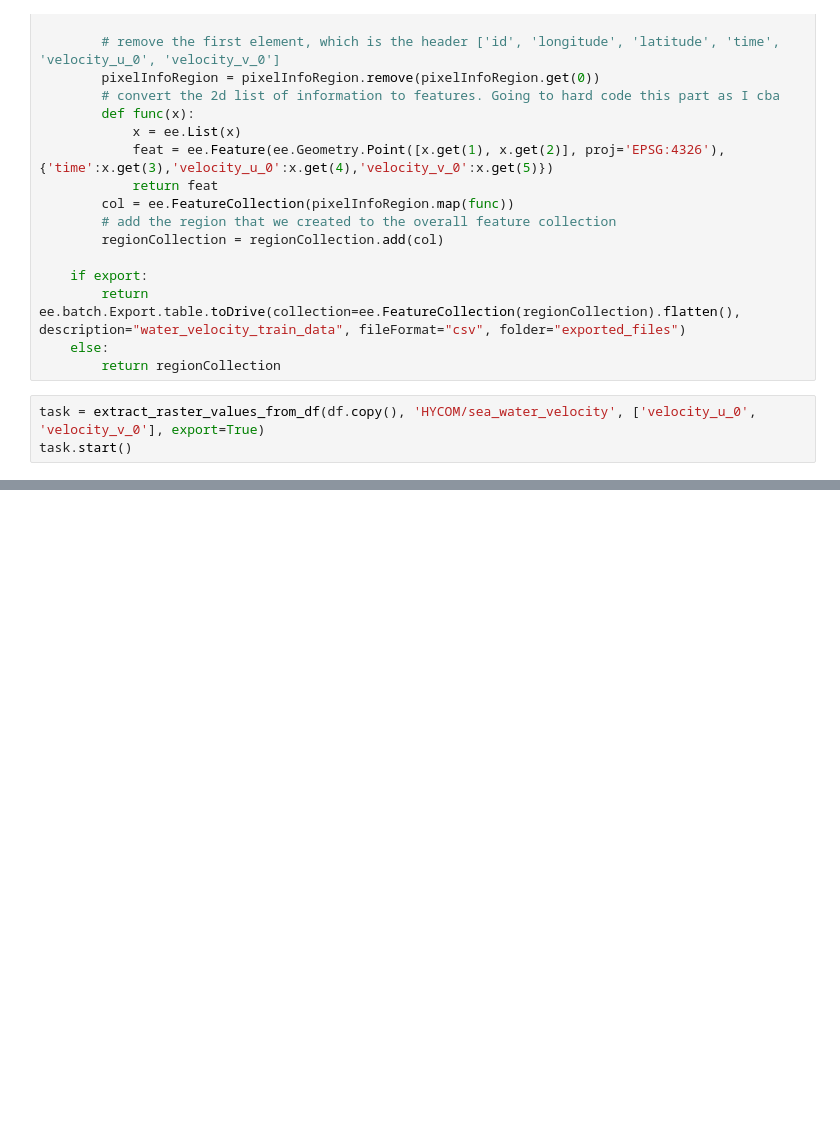
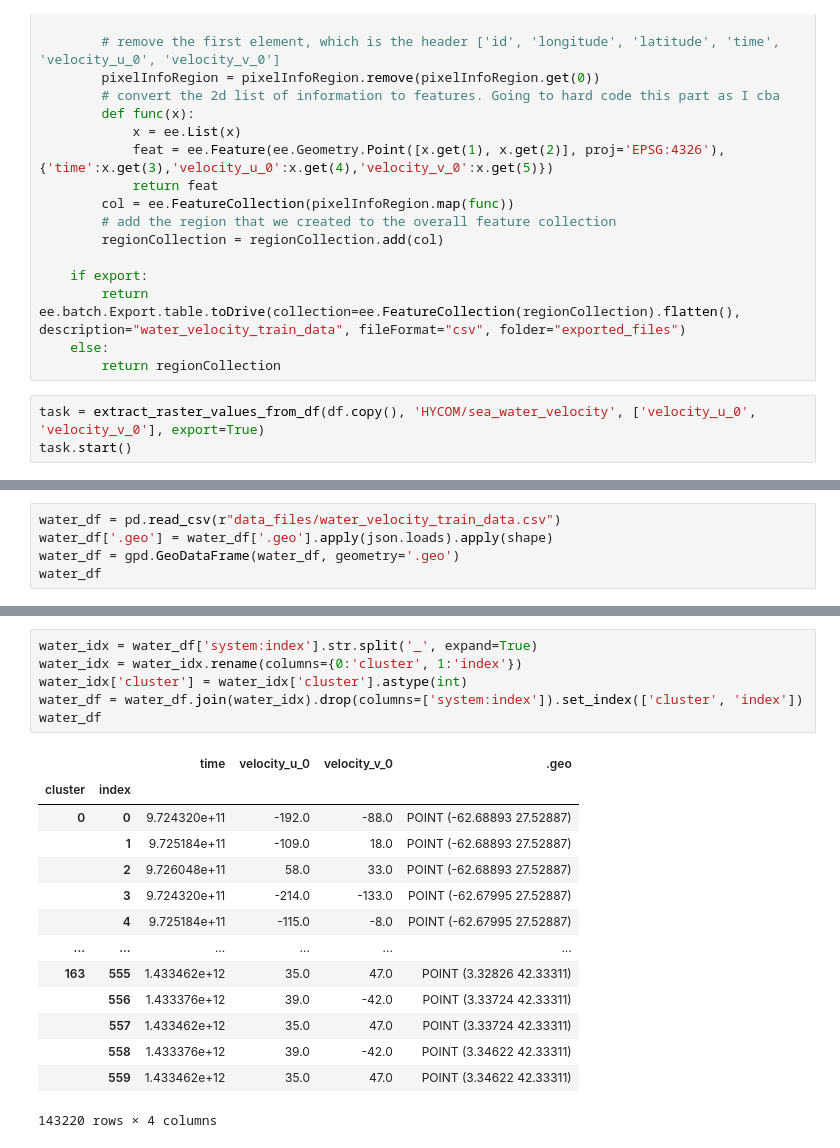
Before and after one commit to jun-lsh/splash-awards-22, a Jupyter notebook: model/data/get_data.ipynb, the cells around one changed output, grey strips where cells are left out. Cells and saved outputs as stored; diff of their text form; blank space fills up the shorter version.

```diff
--- a/model/data/get_data.ipynb
+++ b/model/data/get_data.ipynb
@@ -138,0 +129,5 @@ ee.data.listOperations()
+# %%
+water_df = pd.read_csv(r"data_files/water_velocity_train_data.csv")
+water_df['.geo'] = water_df['.geo'].apply(json.loads).apply(shape)
+water_df = gpd.GeoDataFrame(water_df, geometry='.geo')
+water_df
@@ -138,0 +148,21 @@ ee.data.listOperations()
+# %%
+water_idx = water_df['system:index'].str.split('_', expand=True)
+water_idx = water_idx.rename(columns={0:'cluster', 1:'index'})
+water_idx['cluster'] = water_idx['cluster'].astype(int)
+water_df = water_df.join(water_idx).drop(columns=['system:index']).set_index(['cluster', 'index'])
+water_df
+# %% [output]
+|  |  | time | velocity_u_0 | velocity_v_0 | .geo |
+| cluster | index |  |  |  |  |
+| 0 | 0 | 9.724320e+11 | -192.0 | -88.0 | POINT (-62.68893 27.52887) |
+|  | 1 | 9.725184e+11 | -109.0 | 18.0 | POINT (-62.68893 27.52887) |
+|  | 2 | 9.726048e+11 | 58.0 | 33.0 | POINT (-62.68893 27.52887) |
+|  | 3 | 9.724320e+11 | -214.0 | -133.0 | POINT (-62.67995 27.52887) |
+|  | 4 | 9.725184e+11 | -115.0 | -8.0 | POINT (-62.67995 27.52887) |
+| ... | ... | ... | ... | ... | ... |
+| 163 | 555 | 1.433462e+12 | 35.0 | 47.0 | POINT (3.32826 42.33311) |
+|  | 556 | 1.433376e+12 | 39.0 | -42.0 | POINT (3.33724 42.33311) |
+|  | 557 | 1.433462e+12 | 35.0 | 47.0 | POINT (3.33724 42.33311) |
+|  | 558 | 1.433376e+12 | 39.0 | -42.0 | POINT (3.34622 42.33311) |
+|  | 559 | 1.433462e+12 | 35.0 | 47.0 | POINT (3.34622 42.33311) |
+143220 rows × 4 columns
```
Also changed, not shown: parts of 14 cells of this notebook, 2 other files.
